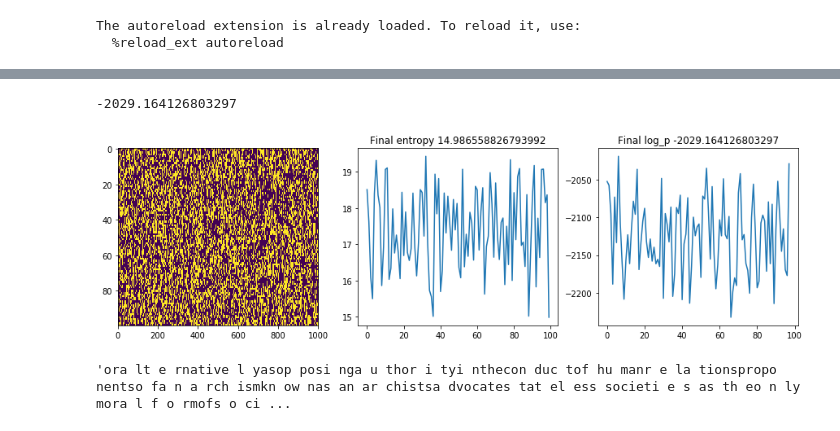
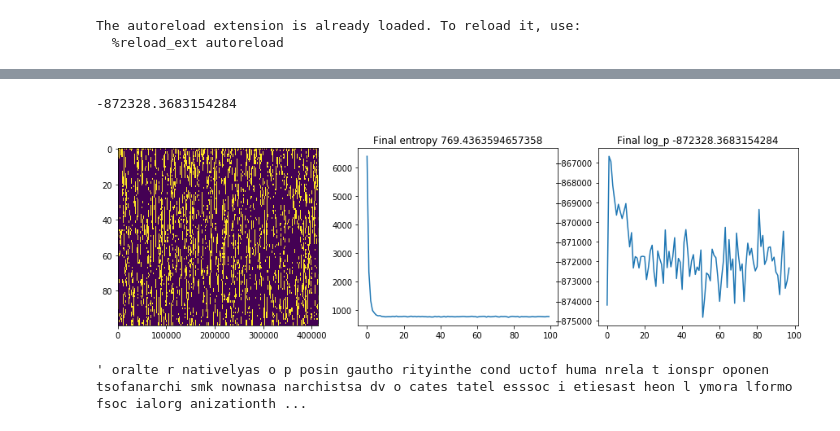
Before and after one commit to darthdeus/npfl097, a Jupyter notebook: Chinese Segmentation assignment.ipynb, the cells around one changed output, grey strips where cells are left out. Drawn from its saved outputs; the diff is of its cells as text; code cells hidden in the pictures.

Commit message:
Final version of segmentation + entropy WIP

```diff
--- a/Chinese Segmentation assignment.ipynb
+++ b/Chinese Segmentation assignment.ipynb
@@ -11,10 +11,10 @@ import segmentation
 %matplotlib inline
 import numpy as np
 # %%
-data = segmentation.load_data()[:10000]
+data = segmentation.load_data()
 
-model = segmentation.Model(alpha = 400, p_c = 0.4)
-model.fit(data, num_iter = 200)
+model = segmentation.Model(alpha = 4000, p_c = 0.4)
+model.fit(data, num_iter = 100)
 model.plot_results()
 # %% [output]
 [interactive output not drawn]
@@ -24,10 +24,11 @@ model.plot_results()
 # %%
-model = segmentation.Model(alpha = 100, p_c = 0.45)
+data = segmentation.load_data(strip_unicode=False)
+
+model = segmentation.Model(alpha = 4000, p_c = 0.4)
 model.fit(data, num_iter = 100)
-
 model.plot_results()
 # %% [output]
 [interactive output not drawn]
--2029.164126803297
+-872328.3683154284
-[figure, old version]
+[figure, new version]
-'ora lt e rnative l yasop posi nga u thor i tyi nthecon duc tof hu manr e la tionspropo nentso fa n a rch ismkn ow nas an ar chistsa dvocates tat el ess societi e s as th eo n ly mora l f o rmofs o ci ...
+' oralte r nativelyas o p posin gautho rityinthe cond uctof huma nrela t ionspr oponen tsofanarchi smk nownasa narchistsa dv o cates tatel esssoc i etiesast heon l ymora lformo fsoc ialorg anizationth ...
```
Also changed, not shown: parts of 1 cell of this notebook, 4 other files.
